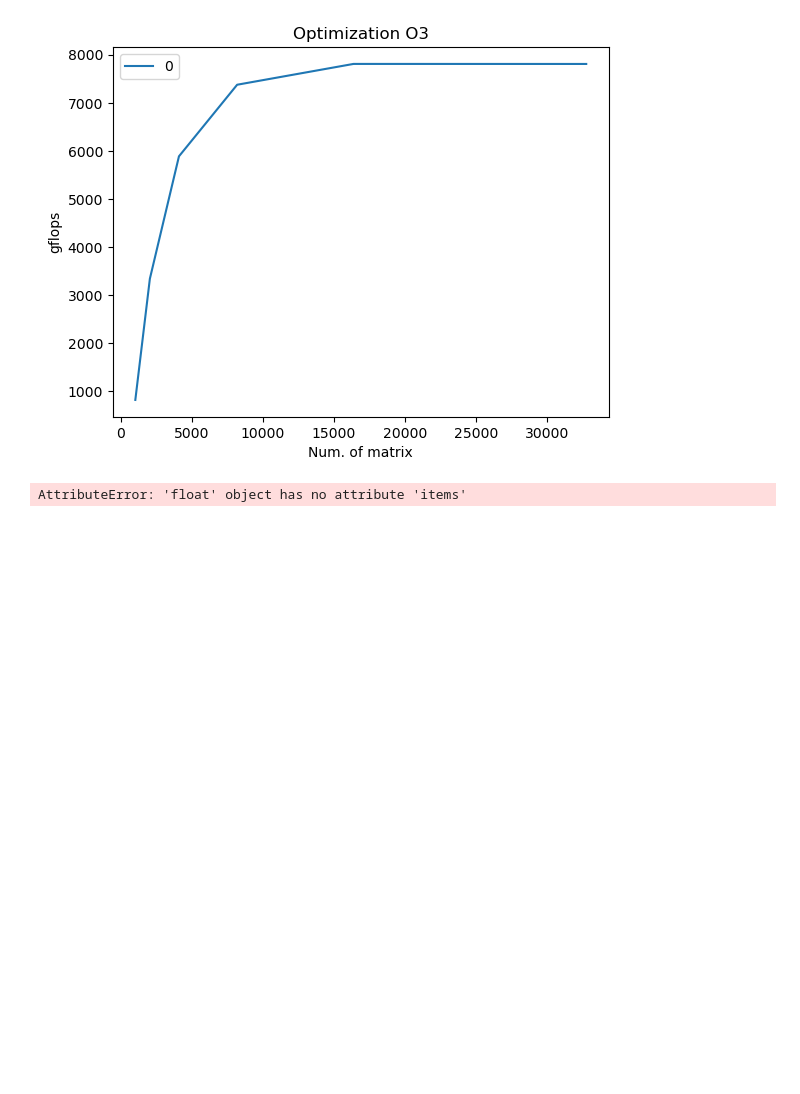
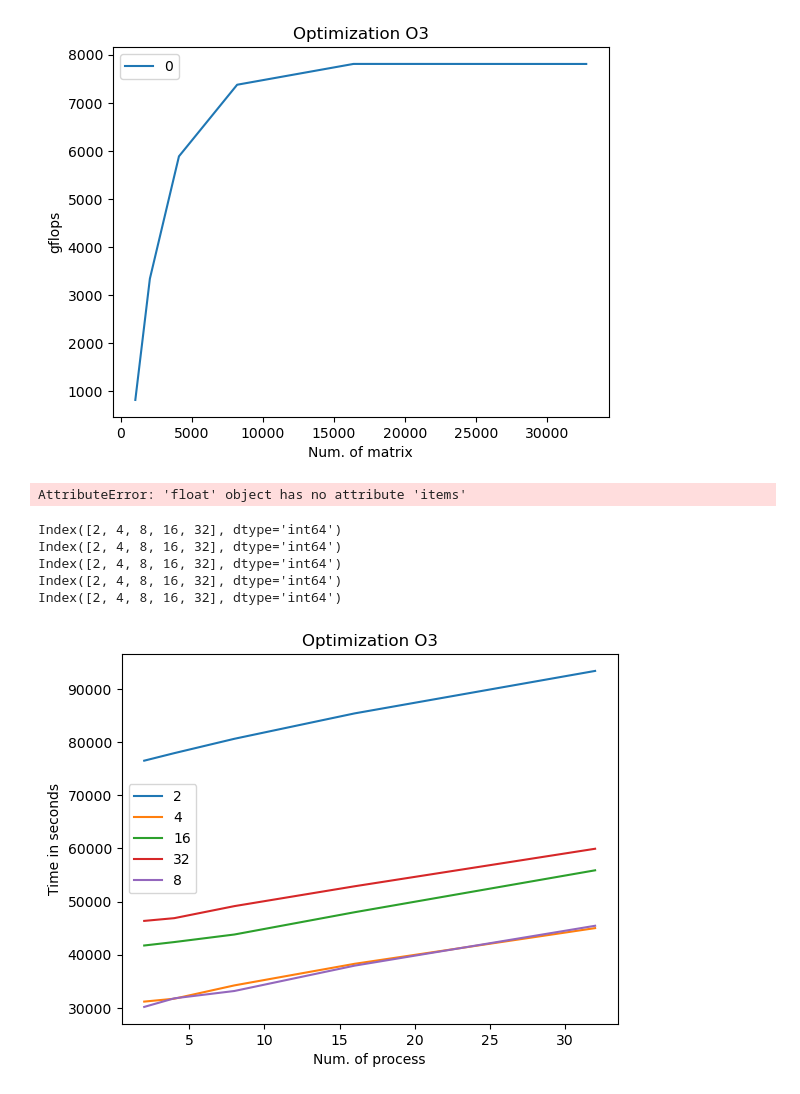
Before and after one commit to DanLip02/HPC_HSE, a Jupyter notebook: Cuda/graphs.ipynb, the cells around one changed output. Cells and saved outputs as stored; diff of their text form; code cells hidden in the pictures; blank space fills up the shorter version.

```diff
--- a/Cuda/graphs.ipynb
+++ b/Cuda/graphs.ipynb
@@ -131,0 +290,27 @@ AttributeError: 'float' object has no attribute 'items'
+# %%
+dict_avar = dict_16384
+result_dict_time = {}
+for key, vals in dict_avar.items():
+    if key not in result_dict_time:
+        result_dict_time[key] = {}
+    for k, v in vals.items():
+        if k not in result_dict_time[key]:
+            result_dict_time[key][k] = 0
+        result_dict_time[key][k] = sum(dict_avar[key][k]) / len(dict_avar[key][k])
+# %%
+df_avat = pd.DataFrame().from_dict(result_dict_time).T
+for row in df_avat.iterrows():
+    print(row[1].index)
+    plt.plot(row[1].index, row[1])
+plt.legend(labels=df_avat.index)
+plt.title("Optimization O3")
+plt.xlabel("Num. of process")
+plt.ylabel("Time in seconds")
+plt.show()
+# %% [output]
+Index([2, 4, 8, 16, 32], dtype='int64')
+Index([2, 4, 8, 16, 32], dtype='int64')
+Index([2, 4, 8, 16, 32], dtype='int64')
+Index([2, 4, 8, 16, 32], dtype='int64')
+Index([2, 4, 8, 16, 32], dtype='int64')
+[figure, added]
```
Also changed, not shown: parts of 7 cells of this notebook, 19 other files.
